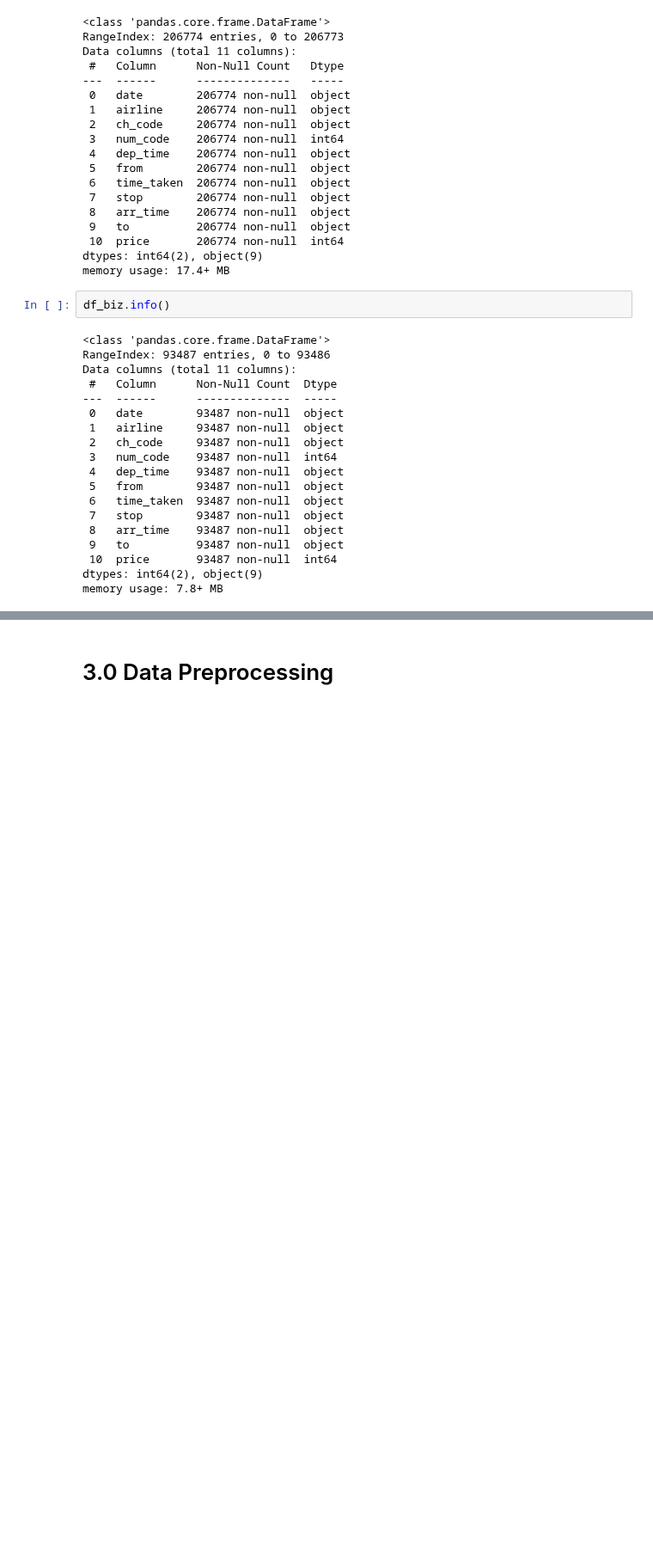
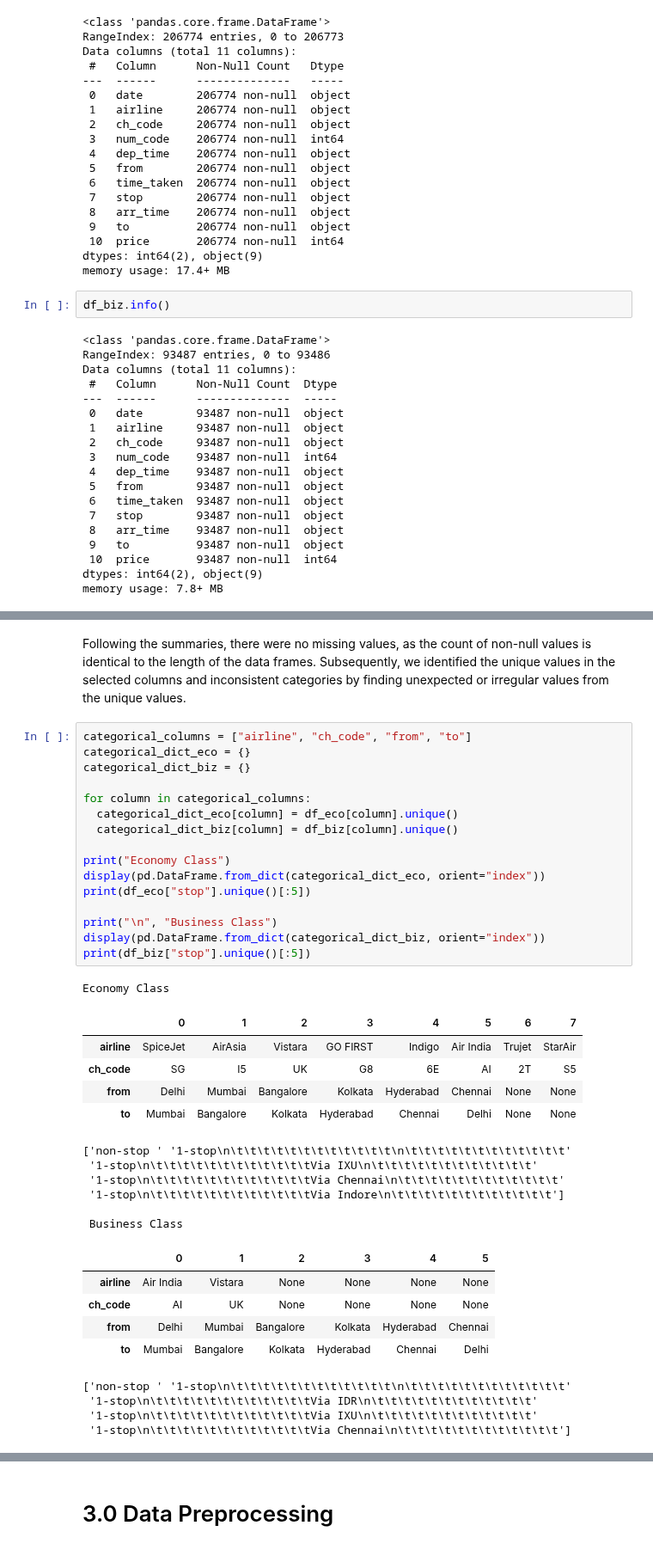
Before and after one commit to yjoer/flight-price-prediction, a Jupyter notebook: notebook.ipynb, the cells around one changed output, grey strips where cells are left out. Shown at 86% size. Drawn from its saved outputs; the diff is of its cells as text; blank space fills up the shorter version.

```diff
--- a/notebook.ipynb
+++ b/notebook.ipynb
@@ -162,0 +198,40 @@ df_eco.head()
+# %% [markdown]
+Following the summaries, there were no missing values, as the count of non-null values is identical to the length of the data frames. Subsequently, we identified the unique values in the selected columns and inconsistent categories by finding unexpected or irregular values from the unique values.
+# %%
+categorical_columns = ["airline", "ch_code", "from", "to"]
+categorical_dict_eco = {}
+categorical_dict_biz = {}
+
+for column in categorical_columns:
+  categorical_dict_eco[column] = df_eco[column].unique()
+  categorical_dict_biz[column] = df_biz[column].unique()
+
+print("Economy Class")
+display(pd.DataFrame.from_dict(categorical_dict_eco, orient="index"))
+print(df_eco["stop"].unique()[:5])
+
+print("\n", "Business Class")
+display(pd.DataFrame.from_dict(categorical_dict_biz, orient="index"))
+print(df_biz["stop"].unique()[:5])
+# %% [output]
+Economy Class
+|  | 0 | 1 | 2 | 3 | 4 | 5 | 6 | 7 |
+| airline | SpiceJet | AirAsia | Vistara | GO FIRST | Indigo | Air India | Trujet | StarAir |
+| ch_code | SG | I5 | UK | G8 | 6E | AI | 2T | S5 |
+| from | Delhi | Mumbai | Bangalore | Kolkata | Hyderabad | Chennai | None | None |
+| to | Mumbai | Bangalore | Kolkata | Hyderabad | Chennai | Delhi | None | None |
+['non-stop ' '1-stop\n\t\t\t\t\t\t\t\t\t\t\t\t\n\t\t\t\t\t\t\t\t\t\t\t\t'
+ '1-stop\n\t\t\t\t\t\t\t\t\t\t\t\tVia IXU\n\t\t\t\t\t\t\t\t\t\t\t\t'
+ '1-stop\n\t\t\t\t\t\t\t\t\t\t\t\tVia Chennai\n\t\t\t\t\t\t\t\t\t\t\t\t'
+ '1-stop\n\t\t\t\t\t\t\t\t\t\t\t\tVia Indore\n\t\t\t\t\t\t\t\t\t\t\t\t']
+
+ Business Class
+|  | 0 | 1 | 2 | 3 | 4 | 5 |
+| airline | Air India | Vistara | None | None | None | None |
+| ch_code | AI | UK | None | None | None | None |
+| from | Delhi | Mumbai | Bangalore | Kolkata | Hyderabad | Chennai |
+| to | Mumbai | Bangalore | Kolkata | Hyderabad | Chennai | Delhi |
+['non-stop ' '1-stop\n\t\t\t\t\t\t\t\t\t\t\t\t\n\t\t\t\t\t\t\t\t\t\t\t\t'
+ '1-stop\n\t\t\t\t\t\t\t\t\t\t\t\tVia IDR\n\t\t\t\t\t\t\t\t\t\t\t\t'
+ '1-stop\n\t\t\t\t\t\t\t\t\t\t\t\tVia IXU\n\t\t\t\t\t\t\t\t\t\t\t\t'
+ '1-stop\n\t\t\t\t\t\t\t\t\t\t\t\tVia Chennai\n\t\t\t\t\t\t\t\t\t\t\t\t']
```
Also changed, not shown: parts of 20 cells of this notebook.
